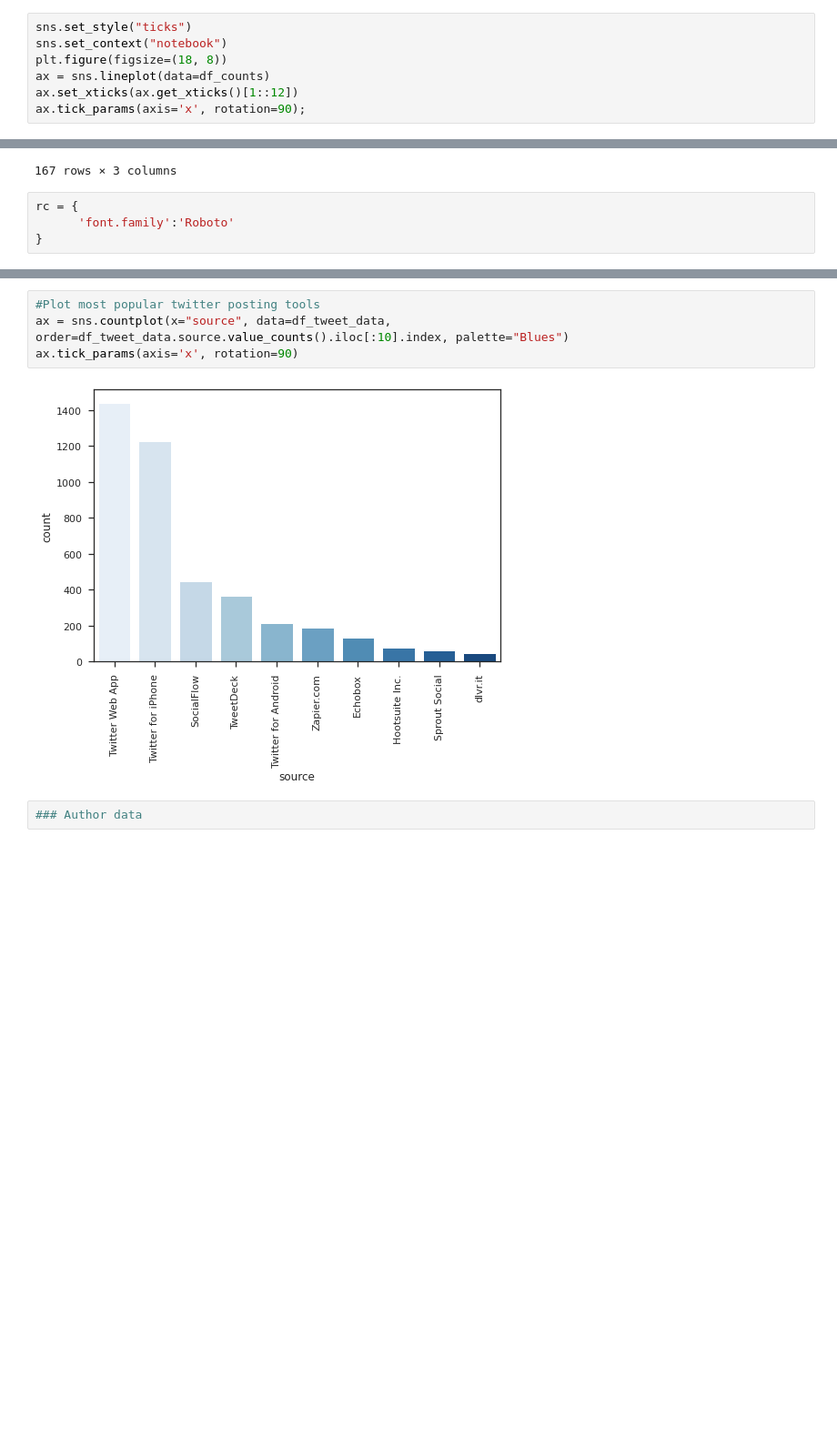
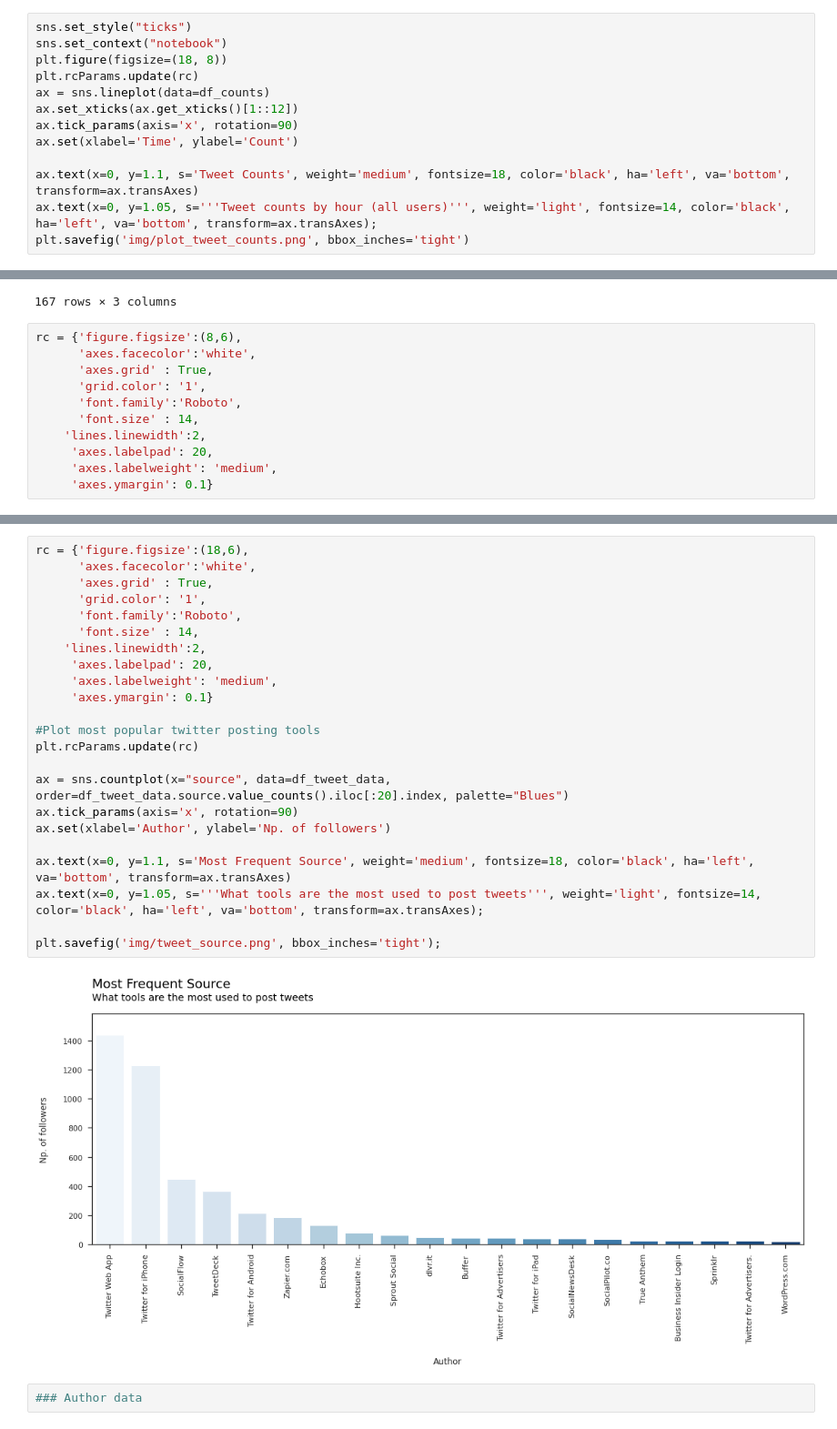
Before and after one commit to szafranskifilip/bitcoin_sentiment_analysis, a Jupyter notebook: EDA.ipynb, the cells around one changed output, grey strips where cells are left out. Shown at 91% size. Cells and saved outputs as stored; diff of their text form; blank space fills up the shorter version.

```diff
--- a/EDA.ipynb
+++ b/EDA.ipynb
@@ -69,7 +80,13 @@ df_counts.head(2)
 sns.set_style("ticks")
 sns.set_context("notebook")
 plt.figure(figsize=(18, 8))
+plt.rcParams.update(rc)
 ax = sns.lineplot(data=df_counts)
 ax.set_xticks(ax.get_xticks()[1::12])
-ax.tick_params(axis='x', rotation=90);
+ax.tick_params(axis='x', rotation=90)
+ax.set(xlabel='Time', ylabel='Count')
+
+ax.text(x=0, y=1.1, s='Tweet Counts', weight='medium', fontsize=18, color='black', ha='left', va='bottom', transform=ax.transAxes)
+ax.text(x=0, y=1.05, s='''Tweet counts by hour (all users)''', weight='light', fontsize=14, color='black', ha='left', va='bottom', transform=ax.transAxes);
+plt.savefig('img/plot_tweet_counts.png', bbox_inches='tight')
 # %% [output]
@@ -156,9 +181,16 @@ df_tweet_data_group
 | 2022-01-28 22:00 | 277 | 278 | 1387 |
 167 rows × 3 columns
 # %%
-rc = {
-      'font.family':'Roboto'
-}
+rc = {'figure.figsize':(8,6),
+      'axes.facecolor':'white',
+      'axes.grid' : True,
+      'grid.color': '1',
+      'font.family':'Roboto',
+      'font.size' : 14,
+    'lines.linewidth':2,
+     'axes.labelpad': 20,
+     'axes.labelweight': 'medium',
+     'axes.ymargin': 0.1}
 # %%
 sns.set_style("ticks")
 sns.set_context("notebook")
@@ -193,9 +210,28 @@ sns.plotting_context()
 # %%
+rc = {'figure.figsize':(18,6),
+      'axes.facecolor':'white',
+      'axes.grid' : True,
+      'grid.color': '1',
+      'font.family':'Roboto',
+      'font.size' : 14,
+    'lines.linewidth':2,
+     'axes.labelpad': 20,
+     'axes.labelweight': 'medium',
+     'axes.ymargin': 0.1}
+
 #Plot most popular twitter posting tools
-ax = sns.countplot(x="source", data=df_tweet_data, order=df_tweet_data.source.value_counts().iloc[:10].index, palette="Blues")
+plt.rcParams.update(rc)
+
+ax = sns.countplot(x="source", data=df_tweet_data, order=df_tweet_data.source.value_counts().iloc[:20].index, palette="Blues")
 ax.tick_params(axis='x', rotation=90)
+ax.set(xlabel='Author', ylabel='Np. of followers')
+
+ax.text(x=0, y=1.1, s='Most Frequent Source', weight='medium', fontsize=18, color='black', ha='left', va='bottom', transform=ax.transAxes)
+ax.text(x=0, y=1.05, s='''What tools are the most used to post tweets''', weight='light', fontsize=14, color='black', ha='left', va='bottom', transform=ax.transAxes);
+
+plt.savefig('img/tweet_source.png', bbox_inches='tight');
 # %% [output]
-[figure, old version]
+[figure, new version]
 # %%
 ### Author data
 # %%
```
Also changed, not shown: parts of 7 cells of this notebook, 19 other files.
